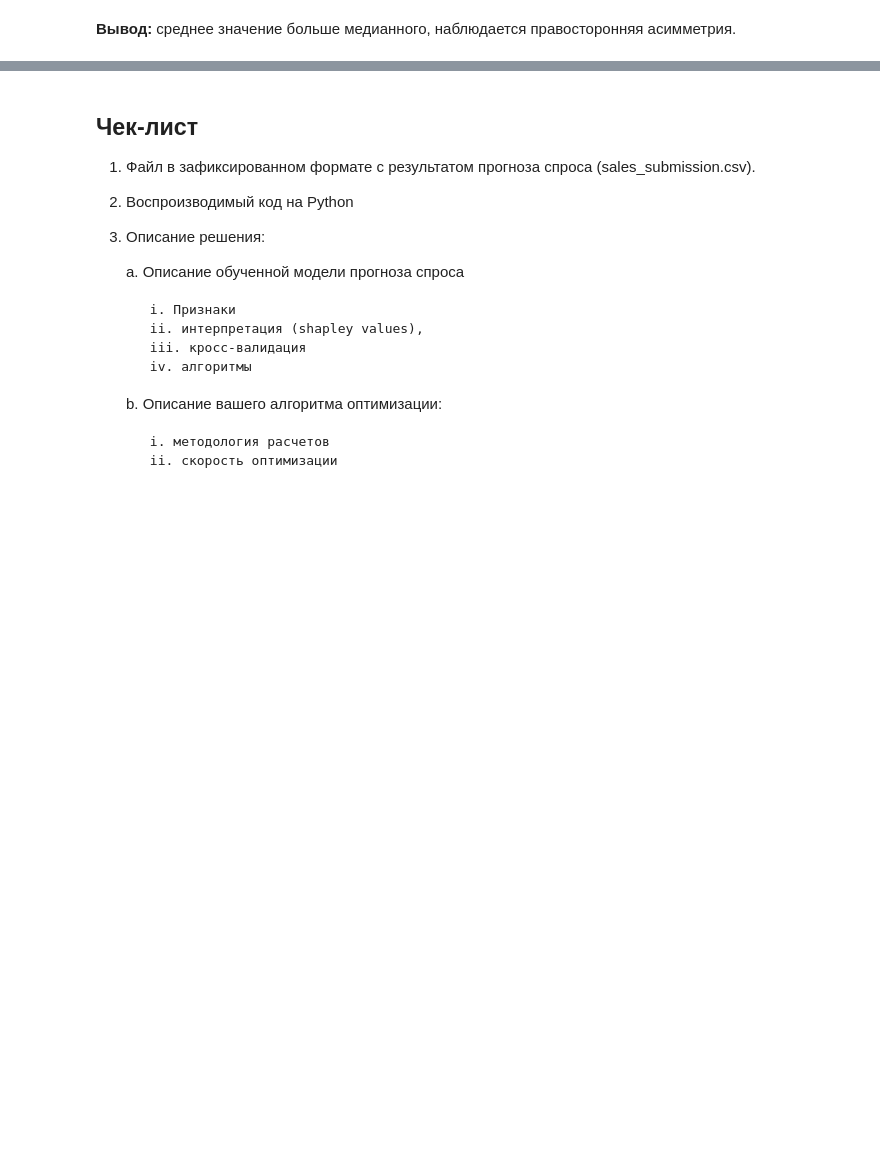
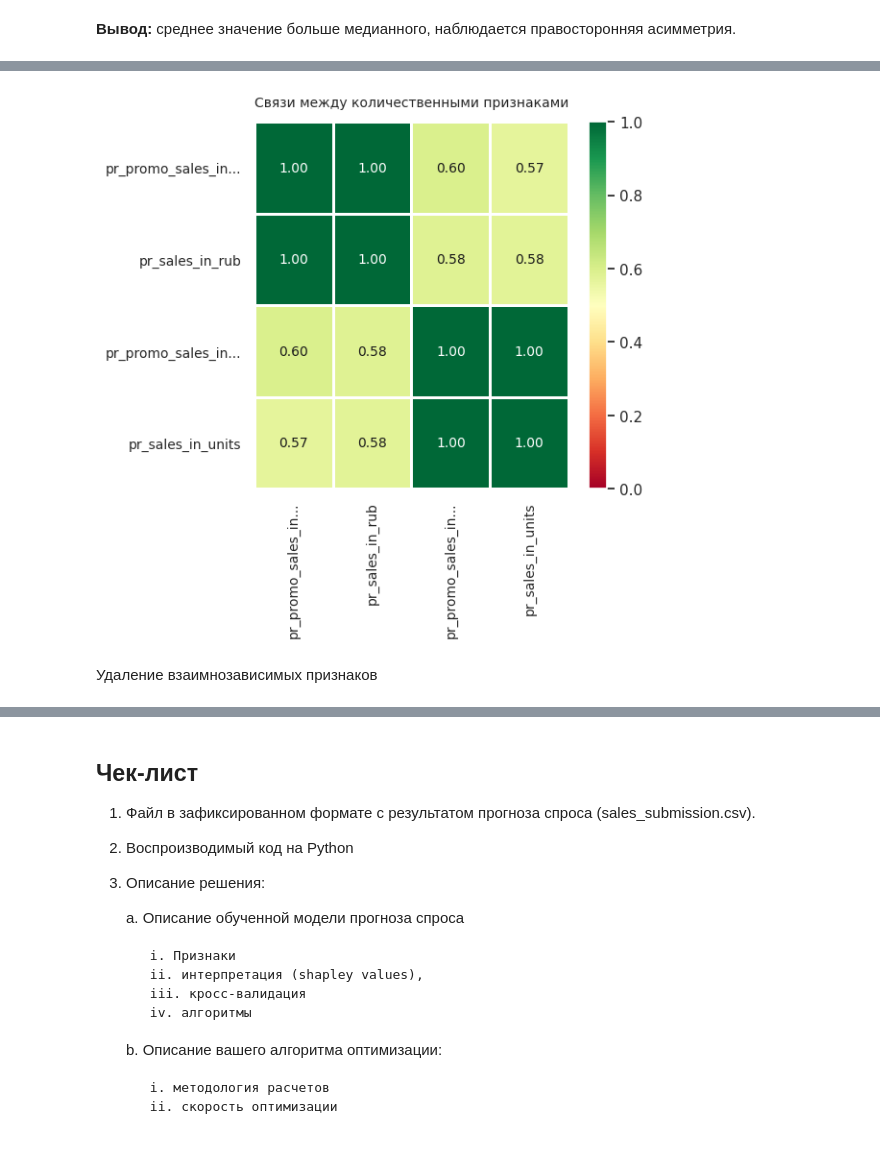
Before and after one commit to denis-42ds/demand_forecast_retailer, a Jupyter notebook: demand_forecast.ipynb, the cells around one changed output, grey strips where cells are left out. Drawn from its saved outputs; the diff is of its cells as text; code cells hidden in the pictures; blank space fills up the shorter version.

```diff
--- a/demand_forecast.ipynb
+++ b/demand_forecast.ipynb
@@ -369,0 +409,6 @@ calendar.sample()
+# %%
+common_df = common_df.drop(
+    ['pr_uom_id', 'pr_subcat_id', 'pr_cat_id',
+     'pr_group_id', 'st_type_size_id', 'st_type_loc_id', 'st_type_format_id',
+     'st_division_code', 'st_city_id', 'st_id', 'st_is_active'], axis=1
+)
@@ -369,0 +422,14 @@ calendar.sample()
+# %%
+sns.set()
+plot_correlation_matrix(phik_overview_q.values,
+                        x_labels=phik_overview.columns,
+                        y_labels=phik_overview.index,
+                        vmin=0, vmax=1,
+                        fontsize_factor=1.0, figsize=(6, 6))
+
+plt.title('Связи между количественными признаками', fontsize=10, y=1.02)
+plt.tight_layout()
+# %% [output]
+[figure, added]
+# %% [markdown]
+Удаление взаимнозависимых признаков
```
Also changed, not shown: parts of 23 cells of this notebook.
